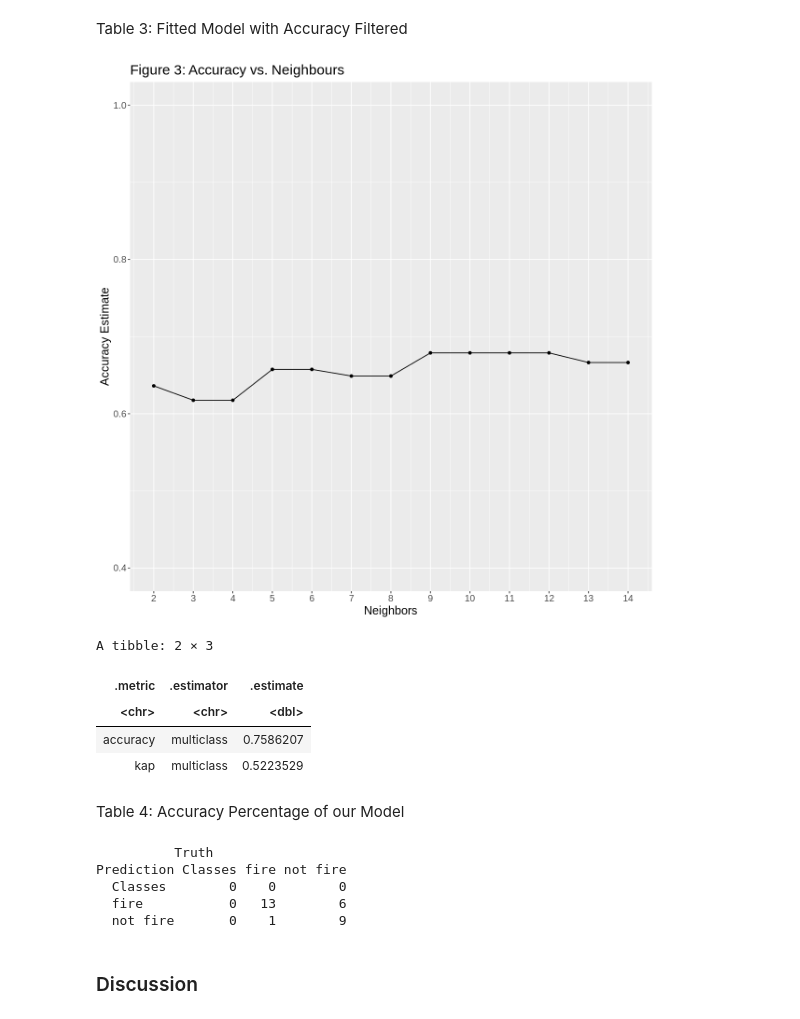
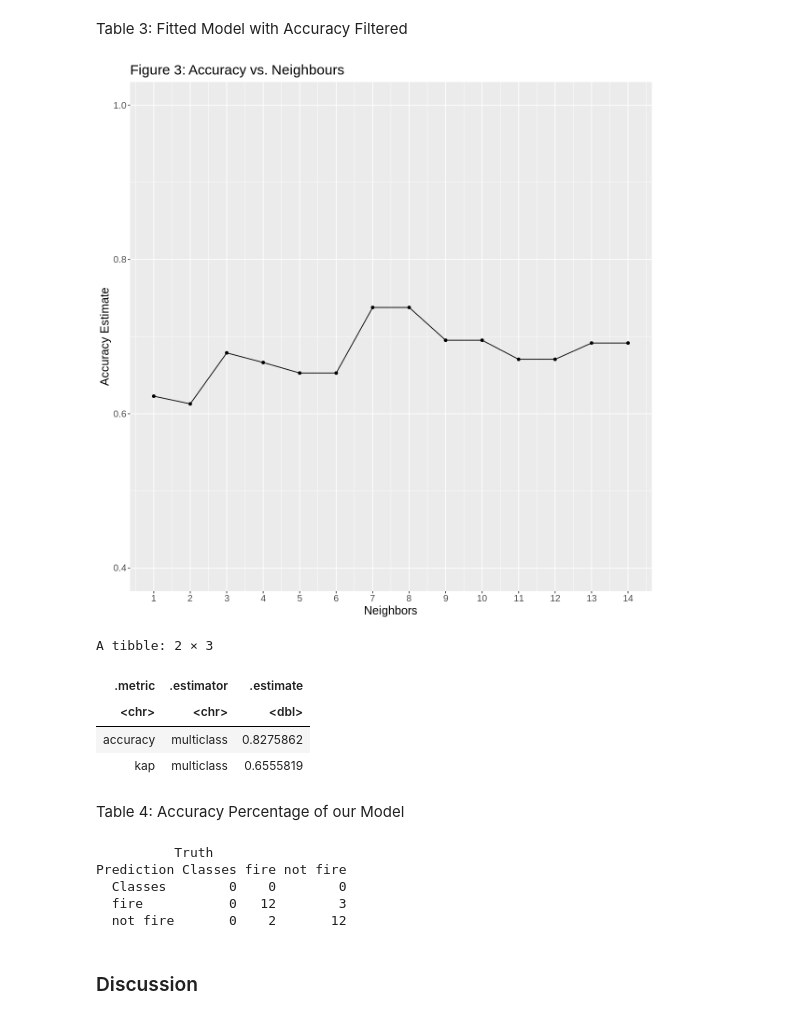
Before and after one commit to lufinot/DTSC-G18-V2, a Jupyter notebook: projectt.ipynb, the cells around one changed output. Saved outputs shown, nothing was run; the diff lists cells and outputs as text; code cells hidden in the pictures.

Commit message:
added set.seed(1738) when splitting the data and got a higher accuracy

```diff
--- a/projectt.ipynb
+++ b/projectt.ipynb
@@ -254,6 +237,8 @@ A tibble: 6 × 7
 Table 3: Fitted Model with Accuracy Filtered
 # %%
 #plotting accuracy vs. neighbours to see which K value gives the highest accuracy
+set.seed(1738)
+options(repr.plot.width = 10, repr.plot.height = 10)
 cross_val_plot <- ggplot(accuracies, aes(x = neighbors, y = mean))+
        geom_point() +
        geom_line() +
@@ -264,36 +249,37 @@ cross_val_plot <- ggplot(accuracies, aes(x = neighbors, y = mean))+
        theme(text=element_text(size=15))
 cross_val_plot
 # %% [output]
-[figure, old version]
+[figure, new version]
 # %%
 #evaluating our classifiers accuracy with the number of K neighbors that we found
-fire_spec <- nearest_neighbor(weight_func = "rectangular", neighbors = 15) %>%
+set.seed(1738)
+fire_spec <- nearest_neighbor(weight_func = "rectangular", neighbors = 7) %>%
       set_engine("kknn") %>%
       set_mode("classification")
 
 
 #fitting the data
 fire_fit <- workflow() %>%
       add_recipe(fire_recipe) %>%
       add_model(fire_spec) %>%
       fit(data = fire_train)
 
 
 #computing the accuracy of our classifier
 fire_preds <- predict(fire_fit, fire_test) %>%
       bind_cols(fire_test)
 
 
 #using the metrics function to collect the statistics about the accuracy percentage of our model
 fire_metrics <- fire_preds %>%
     metrics(truth = Classes, estimate = .pred_class)
 fire_metrics
 # %% [output]
 A tibble: 2 × 3
 | .metric | .estimator | .estimate |
 | <chr> | <chr> | <dbl> |
-| accuracy | multiclass | 0.7586207 |
-| kap | multiclass | 0.5223529 |
+| accuracy | multiclass | 0.8275862 |
+| kap | multiclass | 0.6555819 |
 # %% [markdown]
 Table 4: Accuracy Percentage of our Model
 # %%
@@ -305,8 +291,8 @@ fire_conf_mat
           Truth
 Prediction Classes fire not fire
   Classes        0    0        0
-  fire           0   13        6
-  not fire       0    1        9
+  fire           0   12        3
+  not fire       0    2       12
 # %% [markdown]
 ### Discussion
 # %% [markdown]
```
Also changed, not shown: parts of 8 cells of this notebook.
